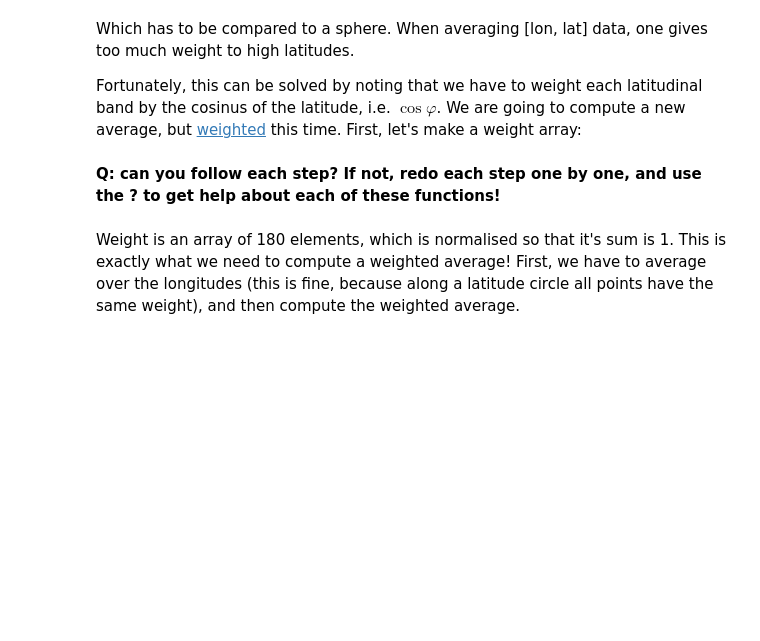
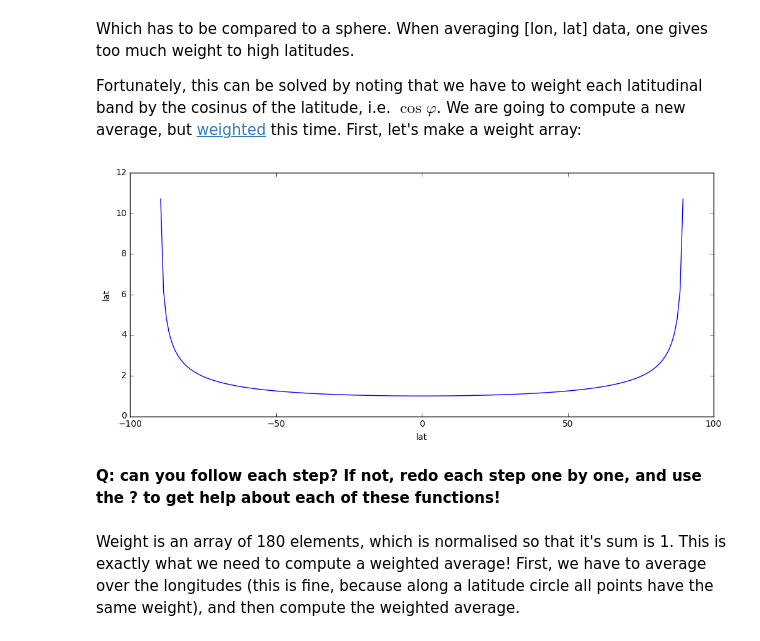
Before and after one commit to fmaussion/teaching, a Jupyter notebook: ws_2016/03_Lesson_NetCDF_Data.ipynb, the cells around one changed output. Cells and saved outputs as stored; diff of their text form; code cells hidden in the pictures; blank space fills up the shorter version.

```diff
--- a/ws_2016/03_Lesson_NetCDF_Data.ipynb
+++ b/ws_2016/03_Lesson_NetCDF_Data.ipynb
@@ -73,7 +82,7 @@ The easiest way if you are on the university computers is simply to read them di
 Most of today's meteorological data are stored in the NetCDF format (``*.nc``). NetCDF files are binary files, which means that you can't just open them in a text editor. You need a special reader for it. Nearly all the programming languages offer an interface to NetCDF. For this course we are going to use the [xarray](http://xarray.pydata.org/en/stable/) library to read the data:
 # %%
 # "ds" stands for "dataset". Of course you can give any name to your variables:
-ds = xr.open_dataset('/scratch/c707/c7071047/data/CERES_EBAF-TOA_Ed2.8_Avg-2001-2014.nc')
+ds = xr.open_dataset('CERES_EBAF-TOA_Ed2.8_Avg-2001-2014.nc')
 # %% [markdown]
 **Note**: you'll have to be on an university computer for the above to work. Alternatively, you can give an absolute path to the function, for example ``'C:\PATH\TO\FILE\CERES_EBAF-TOA_Ed2.8_Avg-2001-2014.nc'`` in windows.
 # %%
@@ -233,6 +335,10 @@ Fortunately, this can be solved by noting that we have to weight each latitudina
 # %%
 weight = np.cos(np.deg2rad(ds.lat))
 weight = weight / weight.sum()
+# %%
+np.sqrt(weight).plot();
+# %% [output]
+[figure, added]
 # %% [markdown]
 **Q: can you follow each step? If not, redo each step one by one, and use the ? to get help about each of these functions!**
 # %%
```
Also changed, not shown: parts of 17 cells of this notebook, 9 other files.
